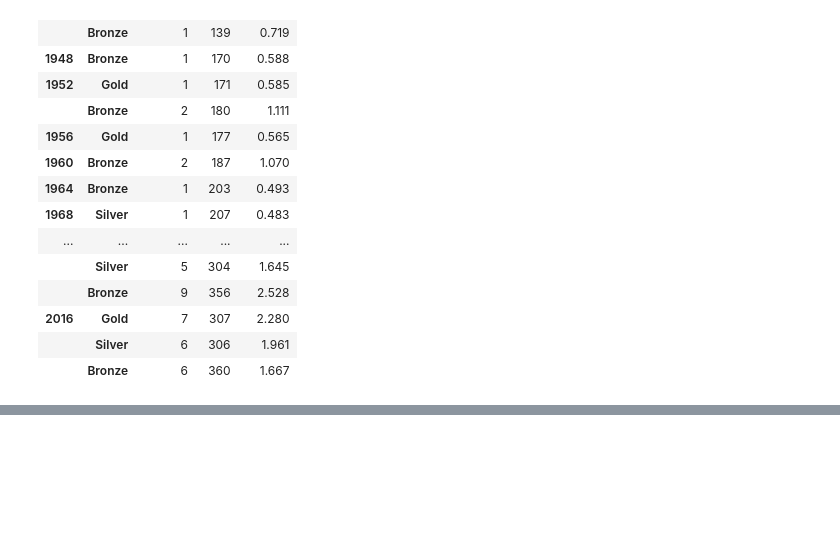
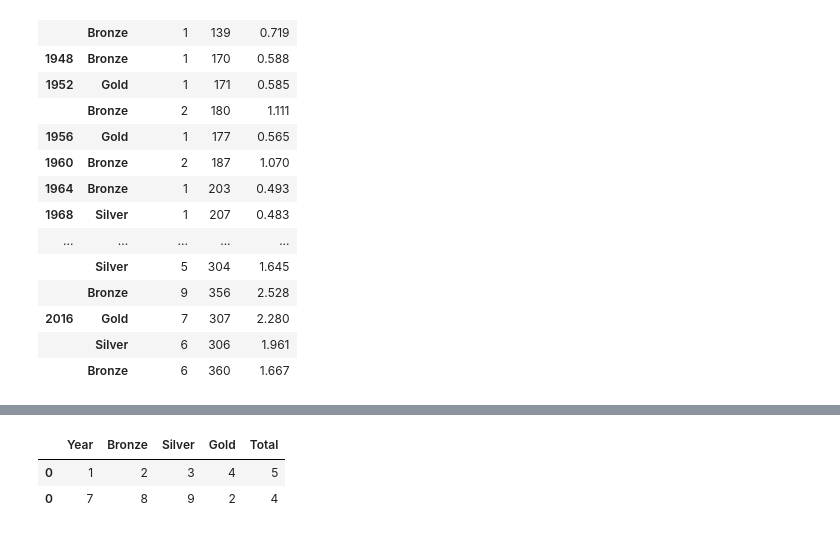
Before and after one commit to baiochi/LetsCode, a Jupyter notebook: Modulo 3 - Biblioteca e APIs/Projetos/Projeto - Pandas.ipynb, the cells around one changed output, grey strips where cells are left out. Drawn from its saved outputs; the diff is of its cells as text; code cells hidden in the pictures; blank space fills up the shorter version.

```diff
--- a/Modulo 3 - Biblioteca e APIs/Projetos/Projeto - Pandas.ipynb
+++ b/Modulo 3 - Biblioteca e APIs/Projetos/Projeto - Pandas.ipynb
@@ -965,0 +1084,25 @@ Medalhas do Brasil das olimpiadas:
+# %%
+df1 = pd.DataFrame(data={
+    'Year': [1],
+    'Bronze': [2],
+    'Silver': [3],
+    'Gold': [4],
+    'Total': [5]
+})
+
+df2 = pd.DataFrame(data={
+    'Year': [7],
+    'Bronze': [8],
+    'Silver': [9],
+    'Gold': [2],
+    'Total': [4]
+})
+
+series1 = pd.Series([6,5,4,3,2])
+
+df1 = df1.append(df2)
+df1
+# %% [output]
+|  | Year | Bronze | Silver | Gold | Total |
+| 0 | 1 | 2 | 3 | 4 | 5 |
+| 0 | 7 | 8 | 9 | 2 | 4 |
```
Also changed, not shown: parts of 15 cells of this notebook.
